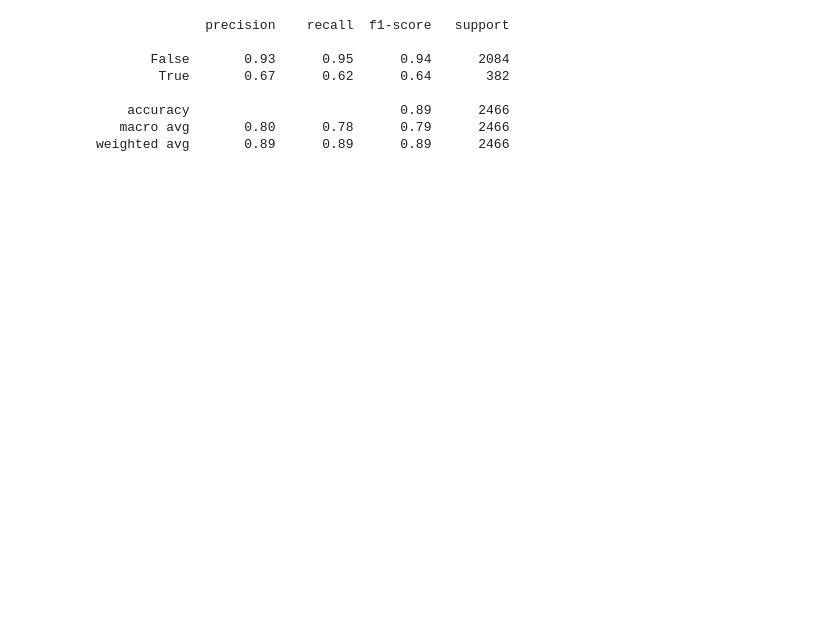
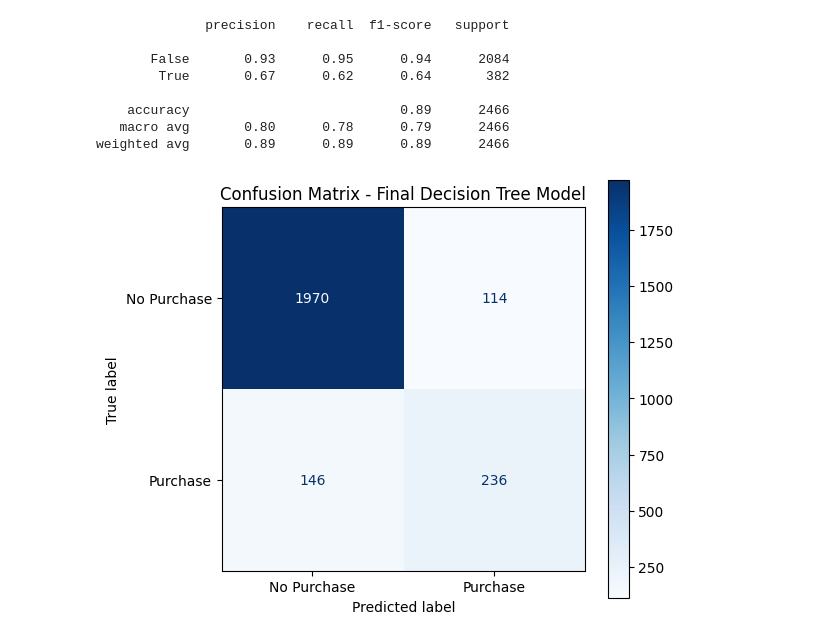
Before and after one commit to 54DhanashreeNaik/ShopSmart-Purchase-Prediction, a Jupyter notebook: ShopSmart.ipynb, the cells around one changed output. Drawn from its saved outputs; the diff is of its cells as text; code cells hidden in the pictures; blank space fills up the shorter version.

```diff
--- a/ShopSmart.ipynb
+++ b/ShopSmart.ipynb
@@ -283,3 +289,25 @@ print(classification_report(y_test,y_pred))
     accuracy                           0.89      2466
    macro avg       0.80      0.78      0.79      2466
 weighted avg       0.89      0.89      0.89      2466
+# %%
+from sklearn.metrics import confusion_matrix, ConfusionMatrixDisplay
+
+# Confusion matrix
+cm = confusion_matrix(y_test, y_pred)
+
+disp = ConfusionMatrixDisplay(
+    confusion_matrix=cm,
+    display_labels=["No Purchase", "Purchase"]
+)
+
+fig, ax = plt.subplots(figsize=(6, 5))
+disp.plot(ax=ax, cmap="Blues", values_format="d")
+
+plt.title("Confusion Matrix - Final Decision Tree Model")
+plt.tight_layout()
+
+plt.savefig("images/confusion_matrix.png", dpi=300, bbox_inches="tight")
+
+plt.show()
+# %% [output]
+[figure, added]
```
Also changed, not shown: parts of 6 cells of this notebook, 2 other files.
